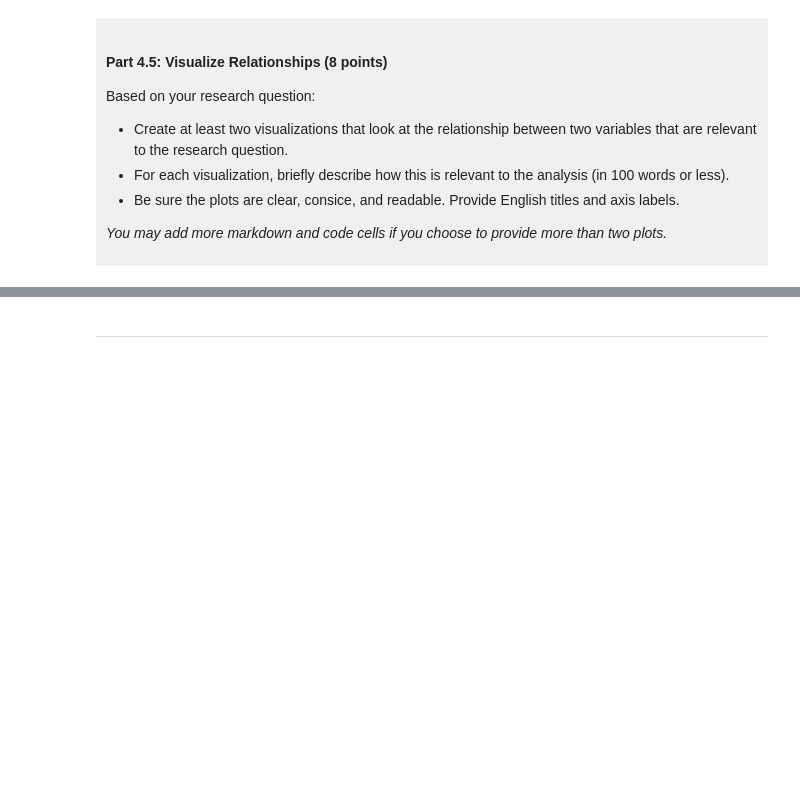
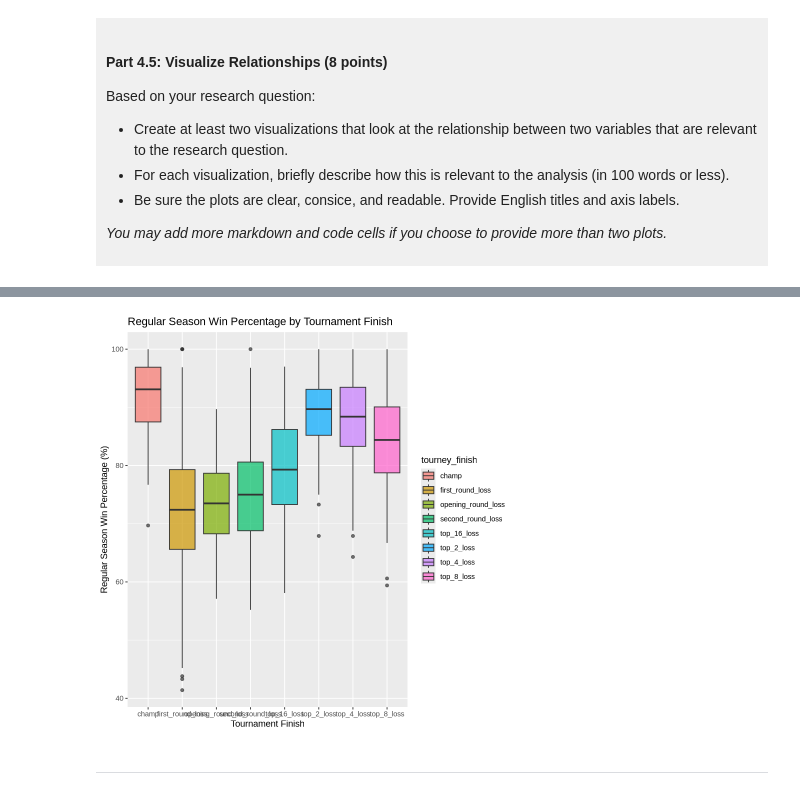
Before and after one commit to zli417/dsci-100-project-Zixin-Li, a Jupyter notebook: dsci-100-project-notebook.ipynb, the cells around one changed output, grey strips where cells are left out. Cells and saved outputs as stored; diff of their text form; code cells hidden in the pictures; blank space fills up the shorter version.

```diff
--- a/dsci-100-project-notebook.ipynb
+++ b/dsci-100-project-notebook.ipynb
@@ -316,5 +377,10 @@ Visualization 2: %%% EDIT THIS MARKDOWN CELL%%%
 # %%
-### EDIT THIS CODE CELL FOR VISUALIZATION 2###
+tidy_df |> ggplot(aes(x = tourney_finish, y = reg_wins_pct, fill = tourney_finish)) +
+  geom_boxplot(alpha = 0.7) +
+  labs(title = "Regular Season Win Percentage by Tournament Finish",
+    x = "Tournament Finish",y = "Regular Season Win Percentage (%)")
+# %% [output]
+[figure, added]
 # %% [markdown]
 ------
 # %% [markdown]
```
Also changed, not shown: parts of 10 cells of this notebook.
